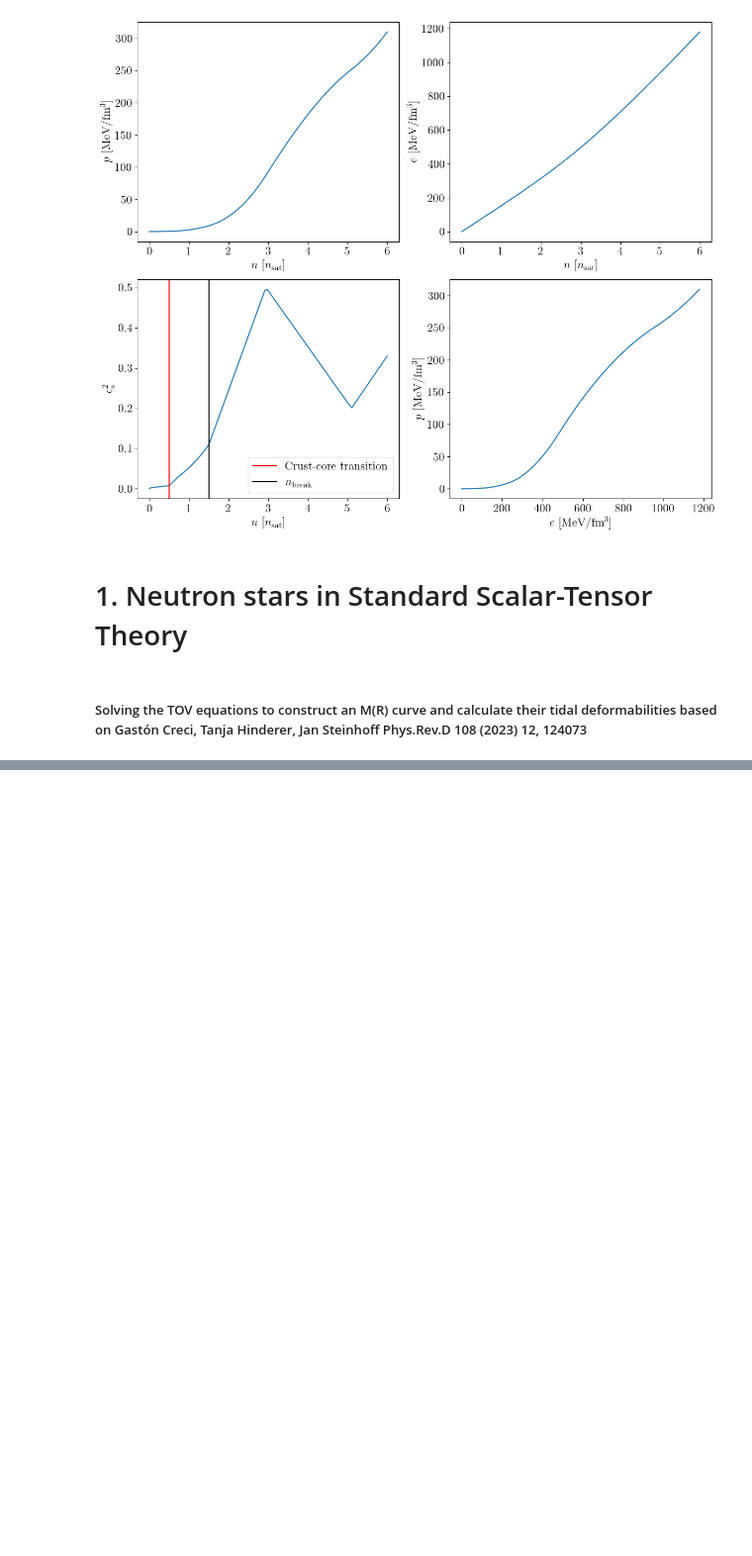
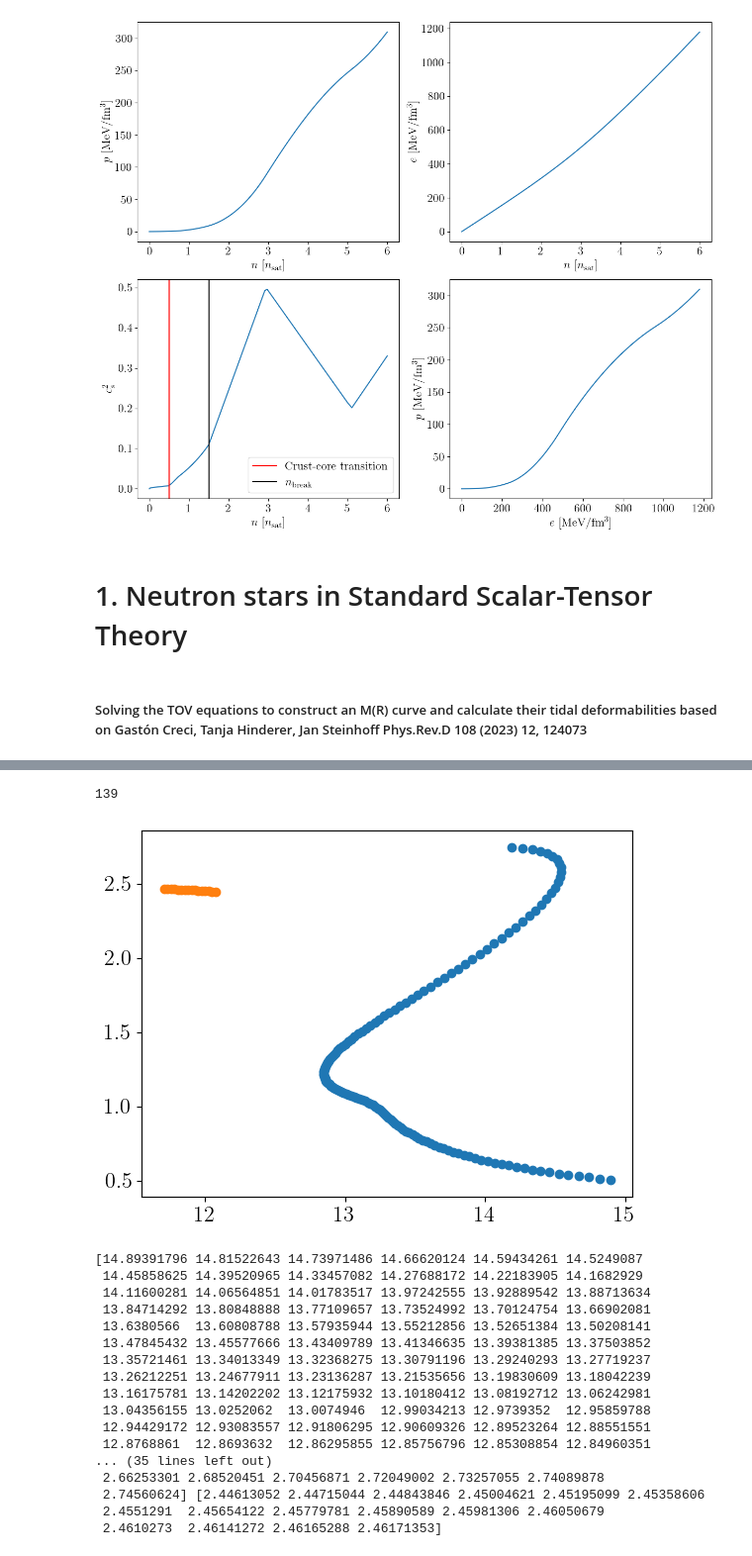
Before and after one commit to nuclear-multimessenger-astronomy/jester, a Jupyter notebook: docs/examples/eos_tov/EoS_beyondGR.ipynb, the cells around one changed output, grey strips where cells are left out. Shown at 99% size. Saved outputs shown, nothing was run; the diff lists cells and outputs as text; code cells hidden in the pictures; blank space fills up the shorter version.

```diff
--- a/docs/examples/eos_tov/EoS_beyondGR.ipynb
+++ b/docs/examples/eos_tov/EoS_beyondGR.ipynb
@@ -460,0 +882,47 @@ print("Calculation time tests finished.")
+# %%
+import jax
+import jax.numpy as jnp
+
+@jax.jit
+def get_split_index(x, y, jump_threshold=20.0):
+    N = x.shape[0]
+    ds2 = jnp.diff(x)**2 + jnp.diff(y)**2
+
+    # Find the largest gap
+    max_idx = jnp.argmax(ds2)
+    median_ds2 = jnp.median(ds2) + 1e-12
+    is_jump = ((ds2[max_idx] > (jump_threshold * median_ds2)) & (max_idx > 0)).astype(jnp.int32)
+
+    split_idx = is_jump * (max_idx + 1) + (1 - is_jump) * N
+    return split_idx
+
+# Execution
+split_idx = int(utils.get_MR_split_index(data["radii"], data["masses"]))
+print(split_idx)
+x1, x2 = data["radii"][:split_idx], data["radii"][split_idx:]
+y1, y2 = data["masses"][:split_idx], data["masses"][split_idx:]
+
+plt.scatter(x1,y1)
+plt.scatter(x2,y2)
+plt.show()
+print(x1,x2,y1,y2)
+# %% [output]
+139
+[figure, added]
+[14.89391796 14.81522643 14.73971486 14.66620124 14.59434261 14.5249087
+ 14.45858625 14.39520965 14.33457082 14.27688172 14.22183905 14.1682929
+ 14.11600281 14.06564851 14.01783517 13.97242555 13.92889542 13.88713634
+ 13.84714292 13.80848888 13.77109657 13.73524992 13.70124754 13.66902081
+ 13.6380566  13.60808788 13.57935944 13.55212856 13.52651384 13.50208141
+ 13.47845432 13.45577666 13.43409789 13.41346635 13.39381385 13.37503852
+ 13.35721461 13.34013349 13.32368275 13.30791196 13.29240293 13.27719237
+ 13.26212251 13.24677911 13.23136287 13.21535656 13.19830609 13.18042239
+ 13.16175781 13.14202202 13.12175932 13.10180412 13.08192712 13.06242981
+ 13.04356155 13.0252062  13.0074946  12.99034213 12.9739352  12.95859788
+ 12.94429172 12.93083557 12.91806295 12.90609326 12.89523264 12.88551551
+ 12.8768861  12.8693632  12.86295855 12.85756796 12.85308854 12.84960351
+... (35 lines left out)
+ 2.66253301 2.68520451 2.70456871 2.72049002 2.73257055 2.74089878
+ 2.74560624] [2.44613052 2.44715044 2.44843846 2.45004621 2.45195099 2.45358606
+ 2.4551291  2.45654122 2.45779781 2.45890589 2.45981306 2.46050679
+ 2.4610273  2.46141272 2.46165288 2.46171353]
```
Also changed, not shown: parts of 12 cells of this notebook, 7 other files.
